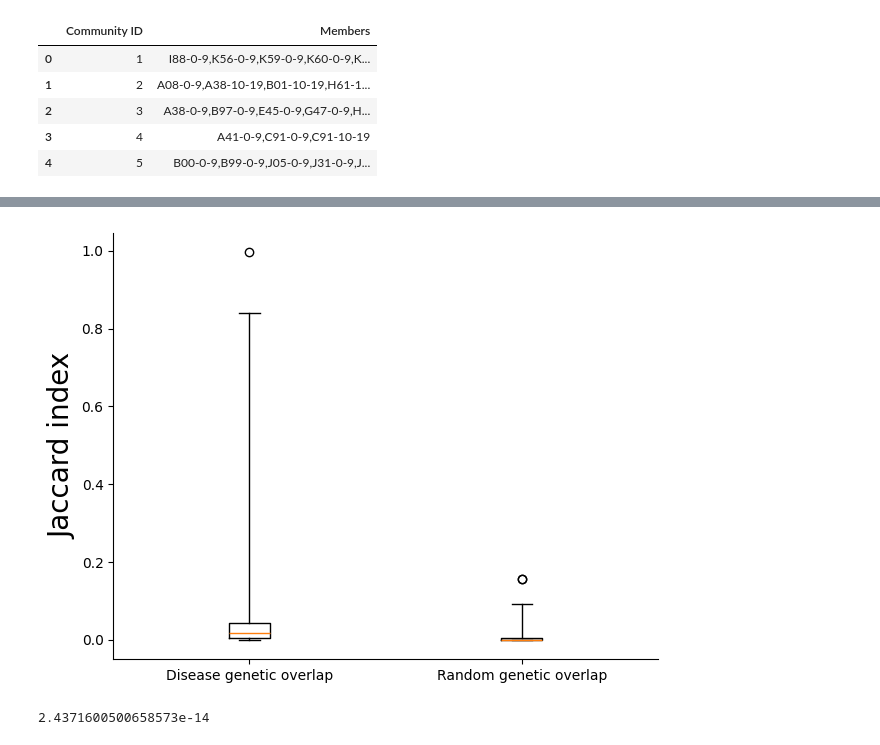
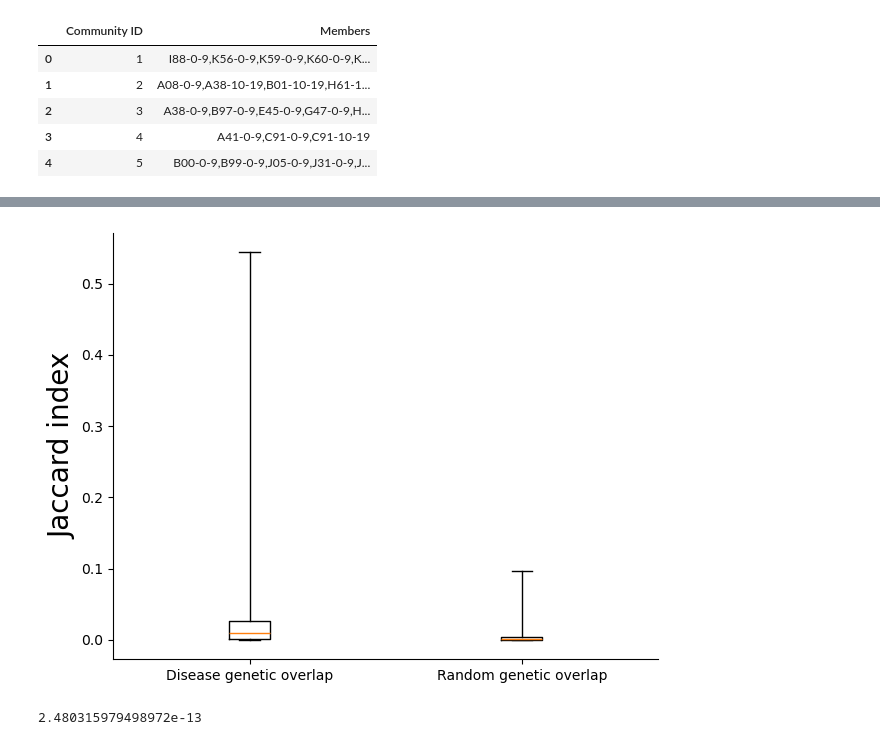
Before and after one commit to superlsd/GenEpi, a Jupyter notebook: Genepi_06_TrajectoryNetwork.ipynb, the cells around one changed output, grey strips where cells are left out. Cells and saved outputs as stored; diff of their text form; code cells hidden in the pictures.

```diff
--- a/Genepi_06_TrajectoryNetwork.ipynb
+++ b/Genepi_06_TrajectoryNetwork.ipynb
@@ -1088,9 +1267,9 @@ with open('output/female_trajectories_dict_filtered_unique.pickle', 'wb') as han
     pk.dump(female_trajectories_dict_filtered_unique, handle, protocol=pk.HIGHEST_PROTOCOL)
 # %%
-with open('output/female_trajectories_dict_filtered.pickle', 'rb') as handle:
+with open('output/female_trajectories_dict_filtered_v2026_official.pickle', 'rb') as handle:
     female_trajectories_dict_filtered = pk.load(handle)
 
-with open('output/female_trajectories_dict_filtered_unique.pickle', 'rb') as handle:
+with open('output/female_trajectories_dict_filtered_unique_v2026_official.pickle', 'rb') as handle:
     female_trajectories_dict_filtered_unique = pk.load(handle)
 # %%
 female_trajectories_dict_filtered_unique_agglomerated_genes={}
@@ -1125,7 +1304,7 @@ rd_female_trajectories_dict_filtered_unique_avg_overlap={}
 for com,dislist in female_trajectories_dict_filtered_unique.items():
     rd_overlap_distribution=[]
     random_dislist=rd.sample(list(allsources_icd_gene_dict_unified.keys()),len(dislist))
-    for i in range(10000):
+    for i in range(1000):
         for rd_dis1 in random_dislist:
             for rd_dis2 in random_dislist:
                 if rd_dis1!=rd_dis2:
@@ -1137,7 +1316,7 @@ for com,dislist in female_trajectories_dict_filtered_unique.items():
 
 rd_ov_list=[]
 for com,ov_distribution in rd_female_trajectories_dict_filtered_unique_avg_overlap.items():
-    rd_ov_list.append(np.median(ov_distribution))
+    rd_ov_list.append(np.mean(ov_distribution))
 
 import matplotlib.ticker
 fig1, ax1 = plt.subplots()
@@ -1156,6 +1335,6 @@ bplot = plt.boxplot(comparing_group_list,whis=25,   #we are including all data p
                      labels=labels)  # will be used to label x-ticks
 
 plt.tight_layout()
-plt.savefig('Figures/FemaleTrajectories_JI_Random.pdf',format='pdf',dpi=300, bbox_inches = "tight")
+#plt.savefig('Figures/FemaleTrajectories_JI_Random.pdf',format='pdf',dpi=300, bbox_inches = "tight")
 plt.show()
 # %% [output]
@@ -1244,45 +1423,45 @@ print(len(tot_filtered_dis_list))
 # %%
 #Let's compare against a null distribution, where we sample only among the 510 diseases present in the disease trajectories
 
-rd_male_trajectories_dict_filtered_unique_avg_overlap={}
-for com,dislist in male_trajectories_dict_filtered_unique.items():
+rd_female_trajectories_dict_filtered_unique_avg_overlap={}
+for com,dislist in female_trajectories_dict_filtered_unique.items():
     rd_overlap_distribution=[]
     random_dislist=rd.sample(tot_filtered_dis_list,len(dislist))
-    for i in range(10000):
+    for i in range(1000):
         for rd_dis1 in random_dislist:
             for rd_dis2 in random_dislist:
                 if rd_dis1!=rd_dis2:
                     rd_overlap_distribution.append(float(overlap_jaccard(allsources_icd_gene_dict_unified[rd_dis1],allsources_icd_gene_dict_unified[rd_dis2])))
 
-    rd_male_trajectories_dict_filtered_unique_avg_overlap[com]=rd_overlap_distribution
+    rd_female_trajectories_dict_filtered_unique_avg_overlap[com]=rd_overlap_distribution
 # %%
 #Let's plot these boxplots
 
 rd_ov_list=[]
-for com,ov_distribution in rd_male_trajectories_dict_filtered_unique_avg_overlap.items():
-    rd_ov_list.append(np.median(ov_distribution))
+for com,ov_distribution in rd_female_trajectories_dict_filtered_unique_avg_overlap.items():
+    rd_ov_list.append(np.mean(ov_distribution))
 
 import matplotlib.ticker
 fig1, ax1 = plt.subplots()
 labels=['Disease genetic overlap','Random genetic overlap']
 plt.ylabel('Jaccard index',fontsize=20)
 #plt.xlabel('Jaccard index',fontsize=20)
 #plt.yscale('log')
-comparing_group_list=[list(male_trajectories_dict_filtered_unique_avg_overlap.values()),rd_ov_list]
+comparing_group_list=[list(female_trajectories_dict_filtered_unique_avg_overlap.values()),rd_ov_list]
 ax1.spines['top'].set_visible(False)
 ax1.spines['right'].set_visible(False)
 ax1.spines['bottom'].set_visible(True)
 ax1.spines['left'].set_visible(True)
 bplot = plt.boxplot(comparing_group_list,whis=25,   #we are including all data points...like almost no outliers exist
                      notch=False,  # notch shape
                      vert=True,  # vertical box alignment
                      labels=labels)  # will be used to label x-ticks
 
 plt.tight_layout()
 
 plt.show()
 # %% [output]
-[figure, old version]
+[figure, new version]
 # %%
 #T-test
 #Let's check now by performing a T-test
@@ -1291,10 +1470,10 @@ from scipy import stats
 import numpy as np
 
 
-t_value,p_value=stats.ttest_ind(list(male_trajectories_dict_filtered_unique_avg_overlap.values()),rd_ov_list)
+t_value,p_value=stats.ttest_ind(list(female_trajectories_dict_filtered_unique_avg_overlap.values()),rd_ov_list)
 p_value
 # %% [output]
-2.4371600500658573e-14
+2.480315979498972e-13
 # %%
 #Now, we will look more in the details of this shared relationships, computing the pairs/triplets and so on
 #and comparing accordingly each community against its corresponding random distribution
```
Also changed, not shown: parts of 112 cells of this notebook.
